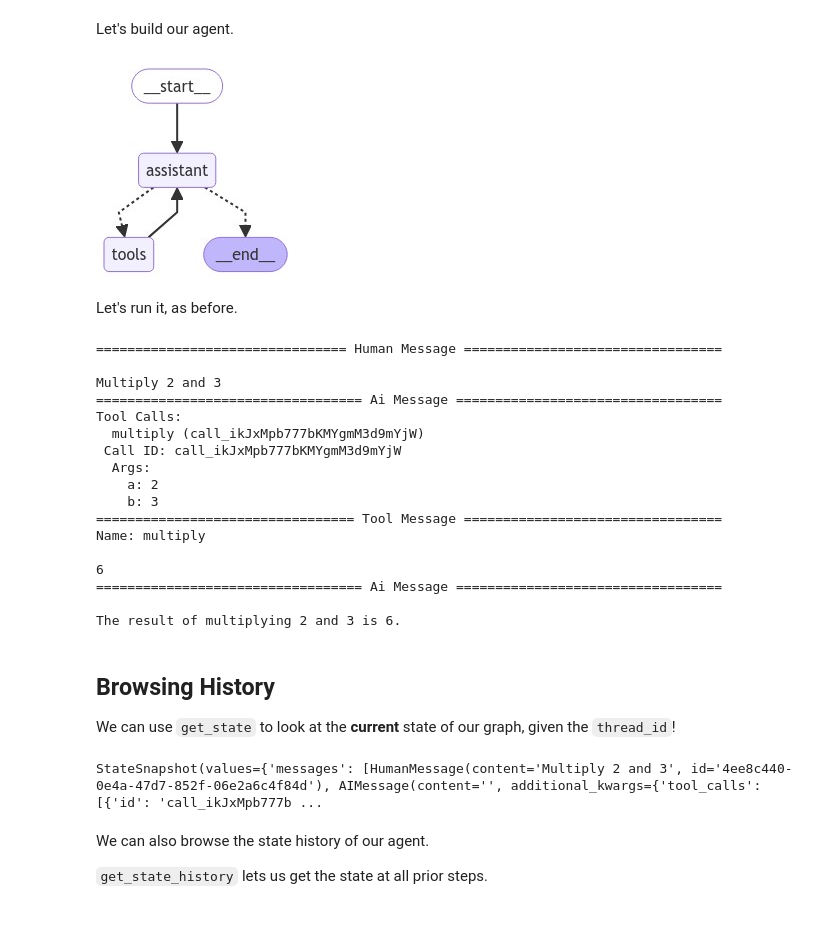
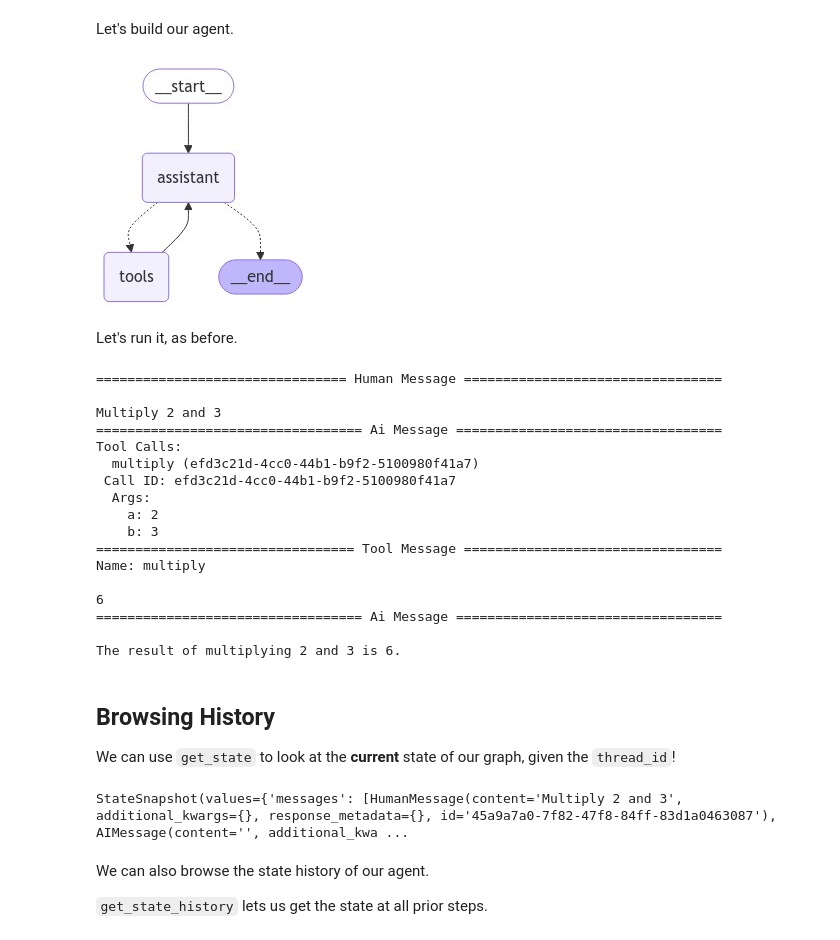
Before and after one commit to JEMeyer/langchain-academy-ollama, a Jupyter notebook: module-3/time-travel.ipynb, the cells around one changed output. Drawn from its saved outputs; the diff is of its cells as text; code cells hidden in the pictures.

```diff
--- a/module-3/time-travel.ipynb
+++ b/module-3/time-travel.ipynb
@@ -36,7 +35,8 @@ _set_env("OPENAI_API_KEY")
 # %% [markdown]
 Let's build our agent.
 # %%
-from langchain_openai import ChatOpenAI
+from langchain_ollama import ChatOllama
+
 
 def multiply(a: int, b: int) -> int:
     """Multiply a and b.
@@ -46,6 +46,7 @@ def multiply(a: int, b: int) -> int:
         b: second int
     """
     return a * b
+
 
 # This will be a tool
 def add(a: int, b: int) -> int:
@@ -57,6 +58,7 @@ def add(a: int, b: int) -> int:
     """
     return a + b
 
+
 def divide(a: int, b: int) -> float:
     """Adds a and b.
 
@@ -66,8 +68,9 @@ def divide(a: int, b: int) -> float:
     """
     return a / b
 
+
 tools = [add, multiply, divide]
-llm = ChatOpenAI(model="gpt-4o")
+llm = ChatOllama(model="qwen2.5")
 llm_with_tools = llm.bind_tools(tools)
 # %%
 from IPython.display import Image, display
@@ -80,36 +83,40 @@ from langgraph.prebuilt import tools_condition, ToolNode
 from langchain_core.messages import AIMessage, HumanMessage, SystemMessage
 
 # System message
-sys_msg = SystemMessage(content="You are a helpful assistant tasked with performing arithmetic on a set of inputs.")
+sys_msg = SystemMessage(
+    content="You are a helpful assistant tasked with performing arithmetic on a set of inputs."
+)
+
 
 # Node
 def assistant(state: MessagesState):
-   return {"messages": [llm_with_tools.invoke([sys_msg] + state["messages"])]}
+    return {"messages": [llm_with_tools.invoke([sys_msg] + state["messages"])]}
+
 
 # Graph
 builder = StateGraph(MessagesState)
 
 # Define nodes: these do the work
 builder.add_node("assistant", assistant)
 builder.add_node("tools", ToolNode(tools))
 
 # Define edges: these determine the control flow
 builder.add_edge(START, "assistant")
 builder.add_conditional_edges(
     "assistant",
     # If the latest message (result) from assistant is a tool call -> tools_condition routes to tools
     # If the latest message (result) from assistant is a not a tool call -> tools_condition routes to END
     tools_condition,
 )
 builder.add_edge("tools", "assistant")
 
 memory = MemorySaver()
 graph = builder.compile(checkpointer=MemorySaver())
 
 # Show
 display(Image(graph.get_graph(xray=True).draw_mermaid_png()))
 # %% [output]
-[figure, old version]
+[figure, new version]
 # %% [markdown]
 Let's run it, as before.
 # %%
@@ -121,15 +128,15 @@ thread = {"configurable": {"thread_id": "1"}}
 
 # Run the graph until the first interruption
 for event in graph.stream(initial_input, thread, stream_mode="values"):
-    event['messages'][-1].pretty_print()
+    event["messages"][-1].pretty_print()
 # %% [output]
 ================================ Human Message =================================
 
 Multiply 2 and 3
 ================================== Ai Message ==================================
 Tool Calls:
-  multiply (call_ikJxMpb777bKMYgmM3d9mYjW)
- Call ID: call_ikJxMpb777bKMYgmM3d9mYjW
+  multiply (efd3c21d-4cc0-44b1-b9f2-5100980f41a7)
+ Call ID: efd3c21d-4cc0-44b1-b9f2-5100980f41a7
   Args:
     a: 2
     b: 3
@@ -145,9 +152,9 @@ The result of multiplying 2 and 3 is 6.
 
 We can use `get_state` to look at the **current** state of our graph, given the `thread_id`!
 # %%
-graph.get_state({'configurable': {'thread_id': '1'}})
+graph.get_state({"configurable": {"thread_id": "1"}})
 # %% [output]
-StateSnapshot(values={'messages': [HumanMessage(content='Multiply 2 and 3', id='4ee8c440-0e4a-47d7-852f-06e2a6c4f84d'), AIMessage(content='', additional_kwargs={'tool_calls': [{'id': 'call_ikJxMpb777b ...
+StateSnapshot(values={'messages': [HumanMessage(content='Multiply 2 and 3', additional_kwargs={}, response_metadata={}, id='45a9a7a0-7f82-47f8-84ff-83d1a0463087'), AIMessage(content='', additional_kwa ...
 # %% [markdown]
 We can also browse the state history of our agent.
 
```
Also changed, not shown: parts of 29 cells of this notebook, 5 other files.
